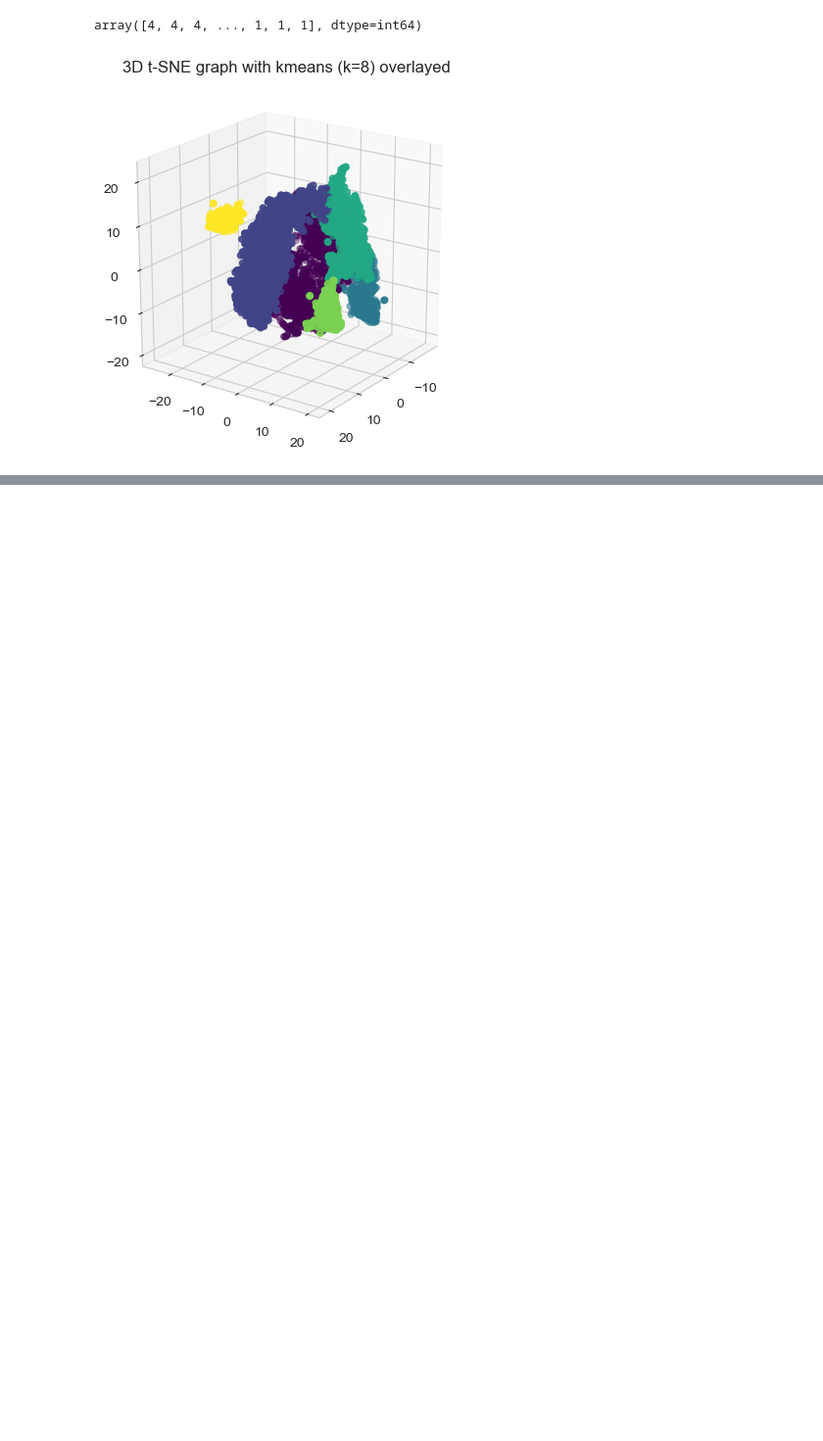
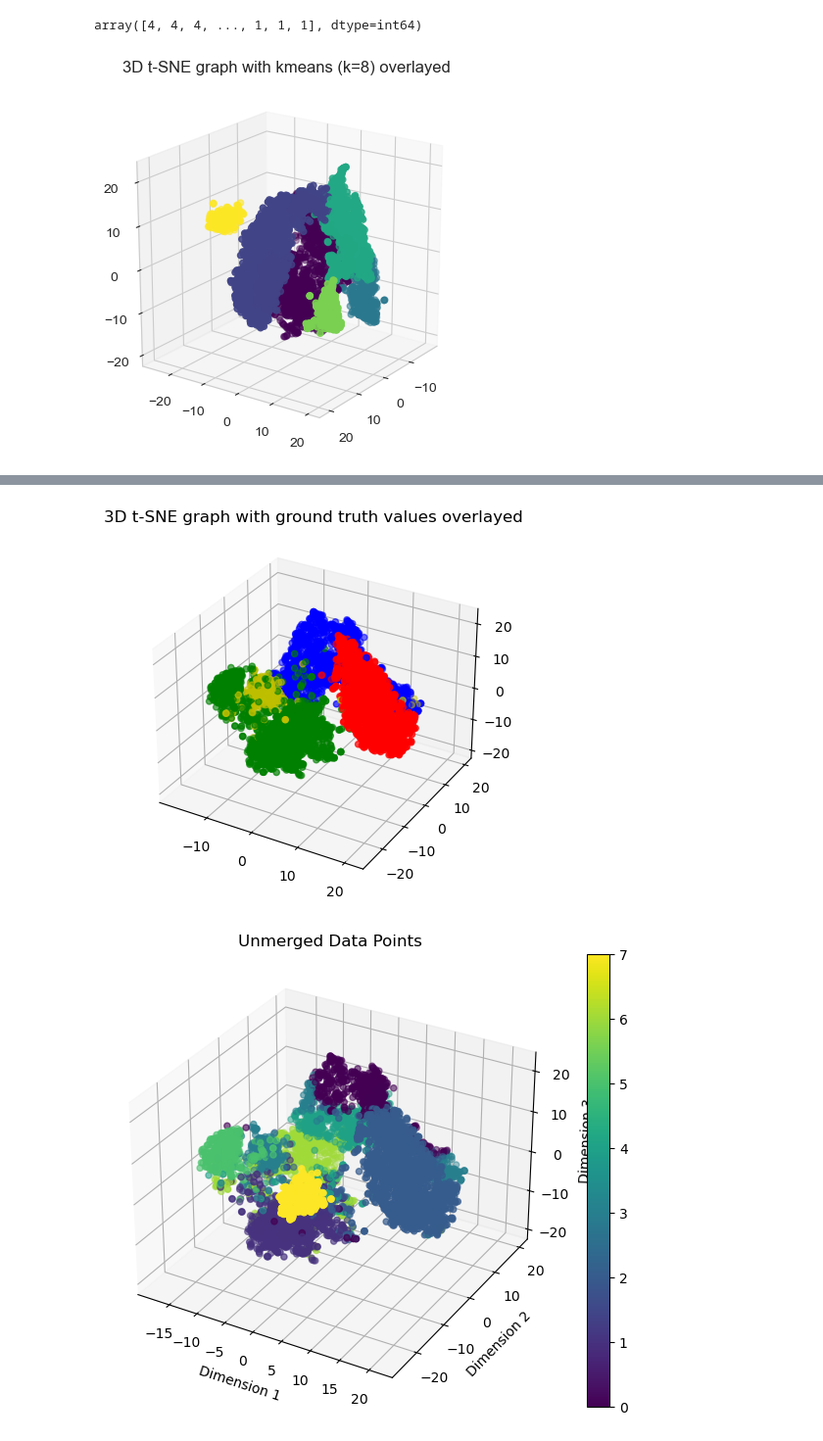
Before and after one commit to thomasnapier/AudioHandling, a Jupyter notebook: 3D-tsne-tarcutta.ipynb, the cells around one changed output, grey strips where cells are left out. Shown at 98% size. Cells and saved outputs as stored; diff of their text form; code cells hidden in the pictures; blank space fills up the shorter version.

```diff
--- a/3D-tsne-tarcutta.ipynb
+++ b/3D-tsne-tarcutta.ipynb
@@ -345,0 +348,9 @@ np.savetxt("tsne-3d.csv", model, delimiter=",", header="1, 2, 3")
+# %%
+import pandas as pd
+from sklearn.manifold import TSNE
+import matplotlib.pyplot as plt
+feature_vectors = pd.read_csv("39-feature-vector.csv")
+labels_true = feature_vectors["class"]
+feature_vectors = feature_vectors.drop(columns=["class"])
+feature_vectors = feature_vectors.iloc[:, 0:13].values
+labels_true
@@ -345,0 +483,37 @@ np.savetxt("tsne-3d.csv", model, delimiter=",", header="1, 2, 3")
+# %%
+colors = ['r', 'g', 'b', 'y']
+y_int = [int(label) for label in y_km]
+# Create 3D scatter plot
+fig = plt.figure()
+ax = fig.add_subplot(111, projection='3d')
+
+scatter = ax.scatter(model[:, 0], model[:, 1], model[:, 2], c=[colors[label] for label in y_int])
+
+# Show plot
+plt.title("3D t-SNE graph with ground truth values overlayed")
+plt.show()
+
+# Create a scatter plot for the unmerged data points
+fig = plt.figure(figsize=(8, 6))
+ax = fig.add_subplot(111, projection='3d')
+scatter = ax.scatter(model[:, 0], model[:, 1], model[:, 2], c=cluster_assignments, cmap='viridis')
+ax.set_title('Unmerged Data Points')
+ax.set_xlabel('Dimension 1')
+ax.set_ylabel('Dimension 2')
+ax.set_zlabel('Dimension 3')
+fig.colorbar(scatter)
+plt.show()
+
+# Create a scatter plot for the merged data points
+fig = plt.figure(figsize=(8, 6))
+ax = fig.add_subplot(111, projection='3d')
+scatter = ax.scatter(model[:, 0], model[:, 1], model[:, 2], c=final_clusters, cmap='viridis')
+ax.set_title('Merged Data Points')
+ax.set_xlabel('Dimension 1')
+ax.set_ylabel('Dimension 2')
+ax.set_zlabel('Dimension 3')
+fig.colorbar(scatter)
+plt.show()
+# %% [output]
+[figure, added]
+[figure, added]
```
Also changed, not shown: parts of 25 cells of this notebook, 8 other files.
